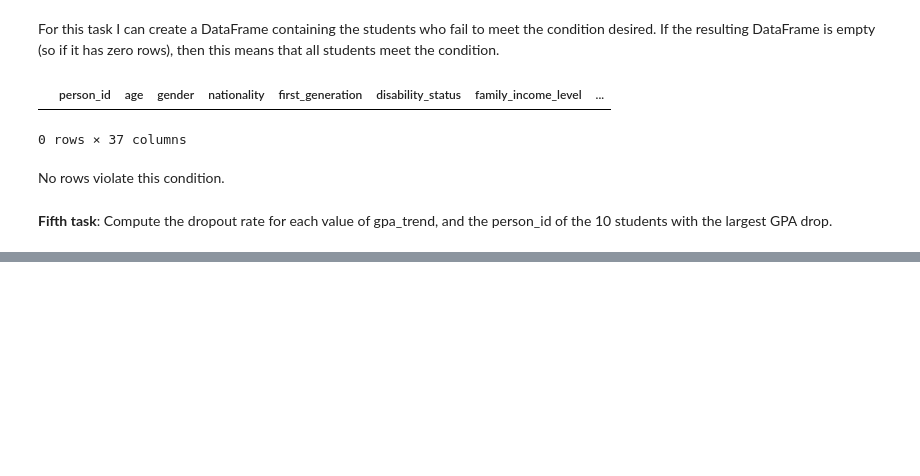
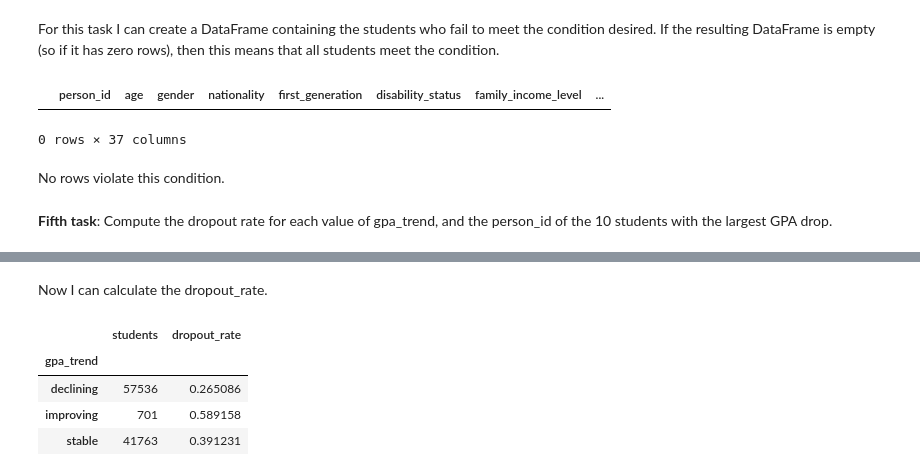
Before and after one commit to reneefarinelli/Farinelli_project, a Jupyter notebook: project_science.ipynb, the cells around one changed output, grey strips where cells are left out. Saved outputs shown, nothing was run; the diff lists cells and outputs as text; code cells hidden in the pictures; blank space fills up the shorter version.

```diff
--- a/project_science.ipynb
+++ b/project_science.ipynb
@@ -239,0 +243,4 @@ Compute the dropout rate for each value of gpa_trend, and the person_id of the 1
+# %%
+a = students.groupby('gpa_trend')
+a1 = pd.DataFrame({'students': a.size()})
+a1
@@ -239,0 +253,12 @@ Compute the dropout rate for each value of gpa_trend, and the person_id of the 1
+# %% [markdown]
+Now I can calculate the dropout_rate.
+# %%
+dropouts = a['dropout'].sum()
+a1['dropout_rate'] = (dropouts / a1['students'])
+a1
+# %% [output]
+|  | students | dropout_rate |
+| gpa_trend |  |  |
+| declining | 57536 | 0.265086 |
+| improving | 701 | 0.589158 |
+| stable | 41763 | 0.391231 |
```
Also changed, not shown: parts of 6 cells of this notebook.
